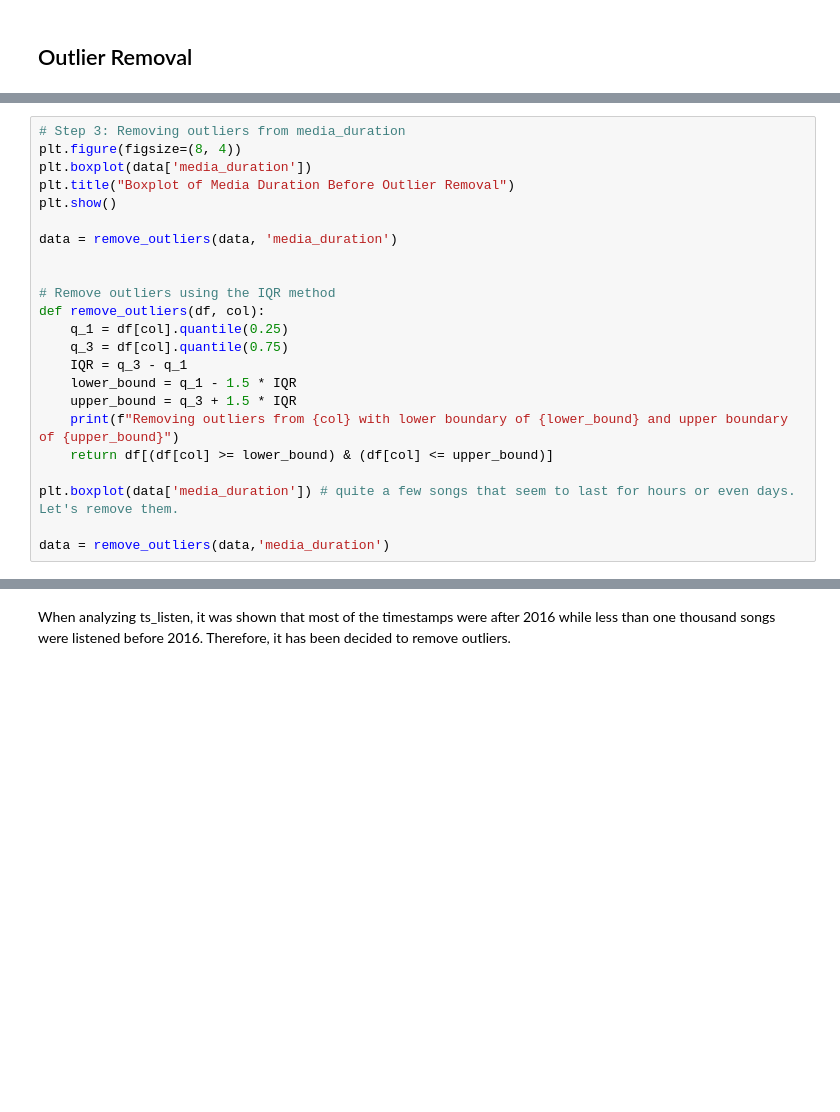
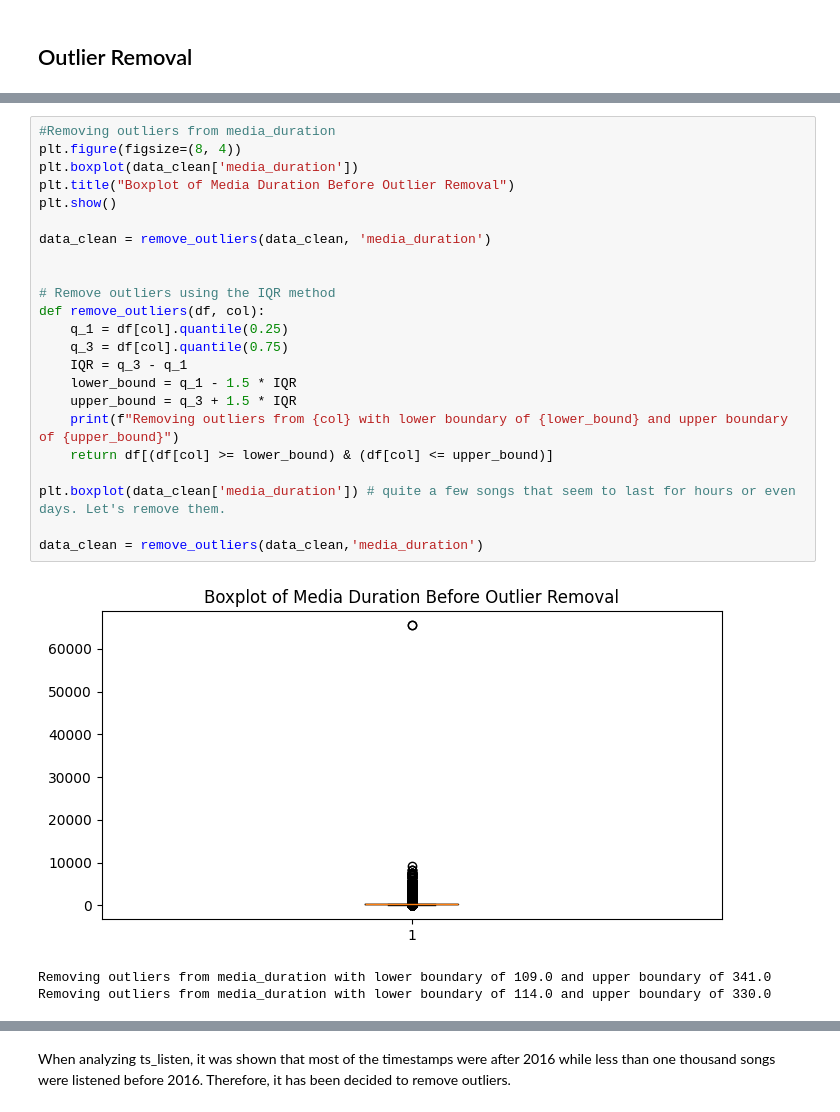
Before and after one commit to lucarenz1997/recommender_systems, a Jupyter notebook: data-prep.ipynb, the cells around one changed output, grey strips where cells are left out. Cells and saved outputs as stored; diff of their text form; blank space fills up the shorter version.

```diff
--- a/data-prep.ipynb
+++ b/data-prep.ipynb
@@ -278,23 +262,27 @@ print(f"Final dataset size: {final_rows} rows (from {initial_rows} original rows
 # %%
-# Step 3: Removing outliers from media_duration
+#Removing outliers from media_duration
 plt.figure(figsize=(8, 4))
-plt.boxplot(data['media_duration'])
+plt.boxplot(data_clean['media_duration'])
 plt.title("Boxplot of Media Duration Before Outlier Removal")
 plt.show()
 
-data = remove_outliers(data, 'media_duration')
+data_clean = remove_outliers(data_clean, 'media_duration')
 
 
 # Remove outliers using the IQR method
 def remove_outliers(df, col):
     q_1 = df[col].quantile(0.25)
     q_3 = df[col].quantile(0.75)
     IQR = q_3 - q_1
     lower_bound = q_1 - 1.5 * IQR
     upper_bound = q_3 + 1.5 * IQR
     print(f"Removing outliers from {col} with lower boundary of {lower_bound} and upper boundary of {upper_bound}")
     return df[(df[col] >= lower_bound) & (df[col] <= upper_bound)]
 
-plt.boxplot(data['media_duration']) # quite a few songs that seem to last for hours or even days. Let's remove them.
+plt.boxplot(data_clean['media_duration']) # quite a few songs that seem to last for hours or even days. Let's remove them.
 
-data = remove_outliers(data,'media_duration')
+data_clean = remove_outliers(data_clean,'media_duration')
+# %% [output]
+[figure, added]
+Removing outliers from media_duration with lower boundary of 109.0 and upper boundary of 341.0
+Removing outliers from media_duration with lower boundary of 114.0 and upper boundary of 330.0
```
Also changed, not shown: parts of 16 cells of this notebook.
